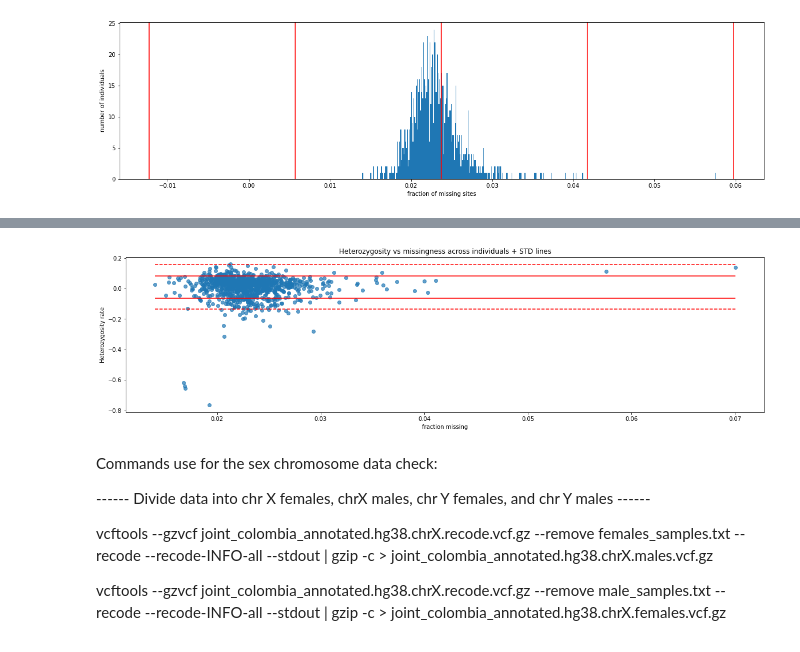
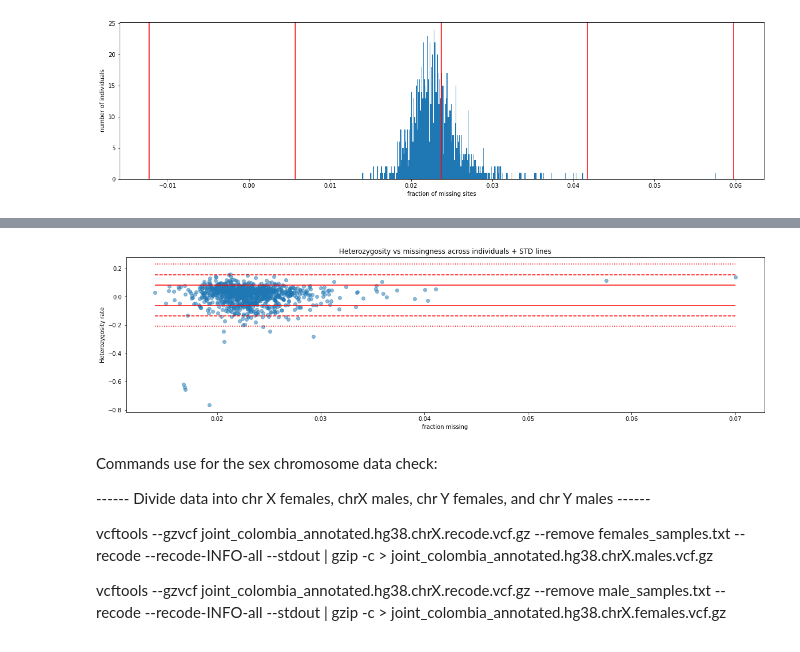
Before and after one commit to acostauribe/QC_TANGL-hg38, a Jupyter notebook: preQC_general_analysis.ipynb, the cells around one changed output, grey strips where cells are left out. Cells and saved outputs as stored; diff of their text form; code cells hidden in the pictures.

```diff
--- a/preQC_general_analysis.ipynb
+++ b/preQC_general_analysis.ipynb
@@ -450,7 +427,7 @@ plt.show()
 # %%
 # How does the mean depth look like per individual?
 
-plt.rcParams["figure.figsize"] = (10,15)
+plt.rcParams["figure.figsize"] = (5,10)
 plt.boxplot(indiv_mean_depth.values())
 plt.title('what\'s the distibruion of the mean depth per individual?')
 plt.ylabel('mean depth')
@@ -511,18 +488,3 @@ plt.ylabel('missingness')
 plt.show()
 # %% [output]
 [figure]
-# %%
-# Plot the mean missingness of each chromosome
-# Zoom in on the bottom of the graph
-
-labels, data = [*zip(*miss_per_chr.items())]  # 'transpose' items to parallel key, value lists
-
-plt.rcParams["figure.figsize"] = (20,10)
-plt.boxplot(data)
-plt.xticks(range(1, len(labels) + 1), labels)
-plt.ylim([0, 20])
-
-plt.title('Missingness per chromosome')
-plt.xlabel('chromosome')
-plt.ylabel('missingness')
-plt.show()
@@ -570,7 +530,7 @@ plt.show()
 [figure]
 # %%
 # How does the mean depth look like per individual?
-plt.rcParams["figure.figsize"] = (10,15)
+plt.rcParams["figure.figsize"] = (5,10)
 
 # Get rid of an outlier (~3 MB)
 indiv_missingness_vals = np.array(list(indiv_missingness.values()))
@@ -624,5 +584,12 @@ plt.xlabel('inbreeding coefficient (bin size=0.01)')
 plt.ylabel('number of individuals')
 plt.title('Heterozygosity rate per individual (pre-QC data)')
 plt.show()
+
+# Same thing but as a box plot
+plt.rcParams["figure.figsize"] = (5,10)
+plt.boxplot(f_list)
+plt.title('Heterozygosity rate per individual (pre-QC data)')
+plt.ylabel('inbreeding coefficient')
+plt.show()
 # %% [output]
 [figure]
@@ -651,34 +619,37 @@ indiv_heterozygosity = {}
 with open(indiv_het_path, 'r') as f:
     f.readline()   # skip header
     for line in f:
         indiv, f_coeff = line.split('\t')[0], float(line.strip().split('\t')[-1])
         if indiv != 'HALB3015251':
             indiv_heterozygosity[indiv] = f_coeff
 
 
 # Plot missingness vs heterozygosity (the individuals should be the same in both files)
 individuals = list(indiv_missingness.keys())
 missingness, f_coeff = [indiv_missingness[i] for i in individuals], [indiv_heterozygosity[i] for i in individuals]
 
 # Calculate the mean and standard deviations for the heterozygosity
 mean = np.mean(f_coeff)
 std = np.std(f_coeff)
 
 plt.rcParams["figure.figsize"] = (20,5)
 plt.scatter(missingness, f_coeff, alpha=0.5)
 
 #plt.hlines(y=mean, xmin=min(missingness), xmax=max(missingness), colors='r')   # plot mean line
 plt.hlines(y=mean+std, xmin=min(missingness), xmax=max(missingness), colors='r')  # plot right std line
 plt.hlines(y=mean-std, xmin=min(missingness), xmax=max(missingness), colors='r')  # plot left std line
 plt.hlines(y=mean+(std*2), xmin=min(missingness), xmax=max(missingness), colors='r', linestyles='--') # plot right 2 std line
 plt.hlines(y=mean-(std*2), xmin=min(missingness), xmax=max(missingness), colors='r', linestyles='--') # plot left 2 std line
+plt.hlines(y=mean+(std*3), xmin=min(missingness), xmax=max(missingness), colors='r', linestyles=':') # plot right 3 std line
+plt.hlines(y=mean-(std*3), xmin=min(missingness), xmax=max(missingness), colors='r', linestyles=':') # plot left 3 std line
+
 
 plt.title('Heterozygosity vs missingness across individuals + STD lines')
 plt.ylabel('Heterozygosity rate')
 plt.xlabel('fraction missing')
 plt.show()
 # %% [output]
-[figure, old version]
+[figure, new version]
 # %% [markdown]
 Commands use for the sex chromosome data check:
 
```
Also changed, not shown: parts of 14 cells of this notebook.
